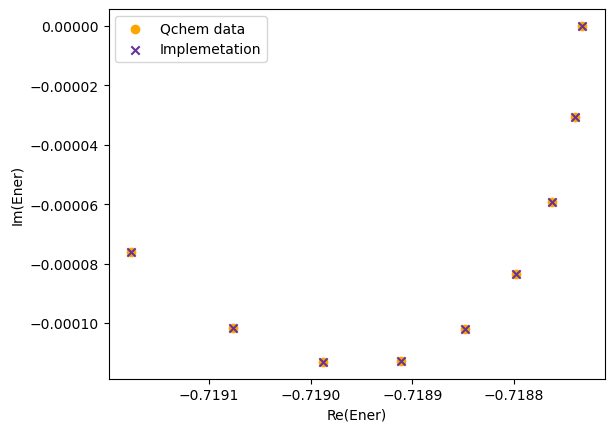
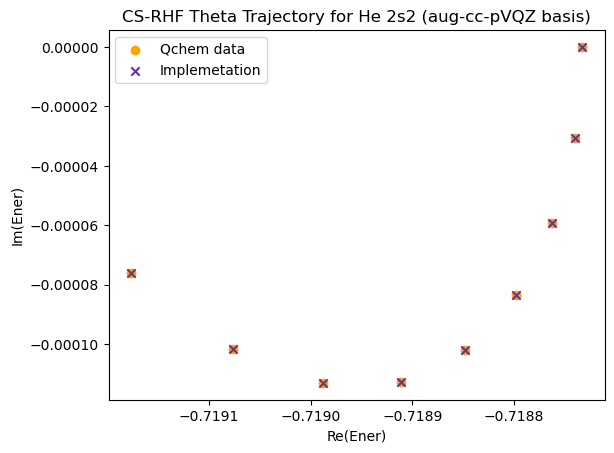
Code edit (unified diff) that turned the first committed figure into the second:
--- before
+++ after
@@ -7,4 +7,5 @@
     marker="x",
 )
+plt.title("CS-RHF Theta Trajectory for He 2s2 (aug-cc-pVQZ basis)")
 plt.legend()
 plt.xlabel("Re(Ener)")

Commit: Added results and documented implementation, issues and future.